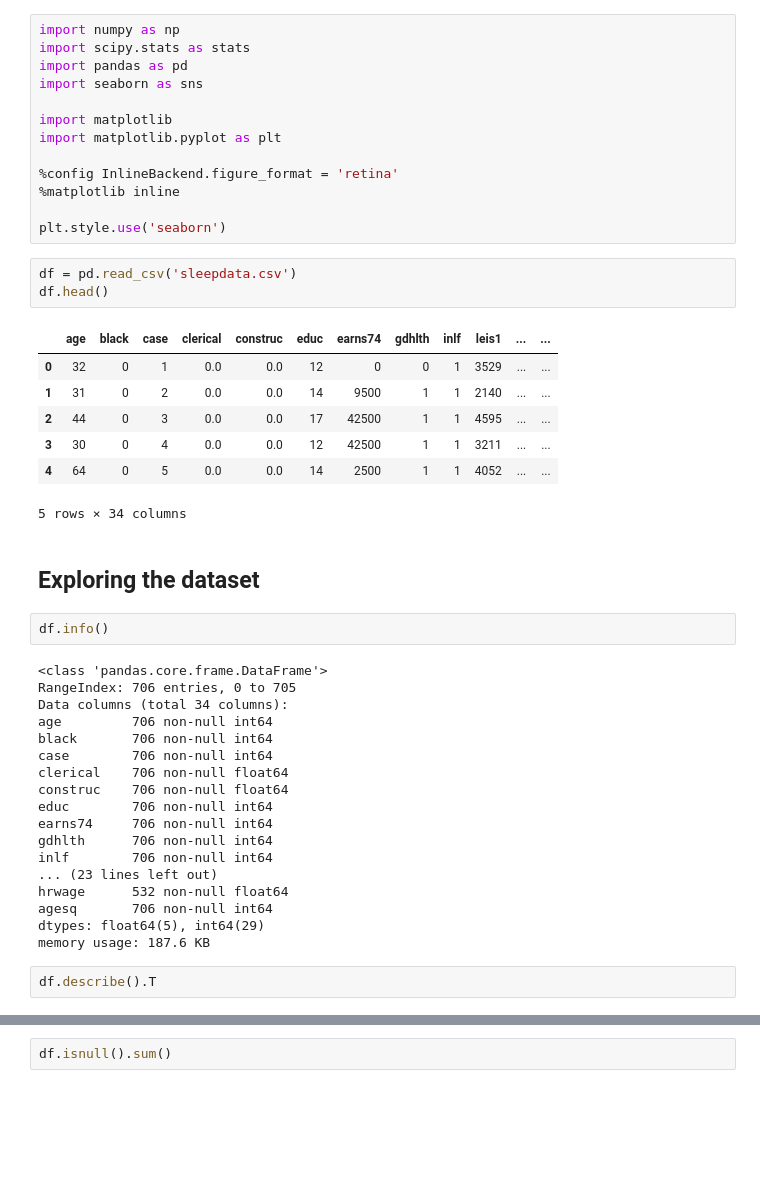
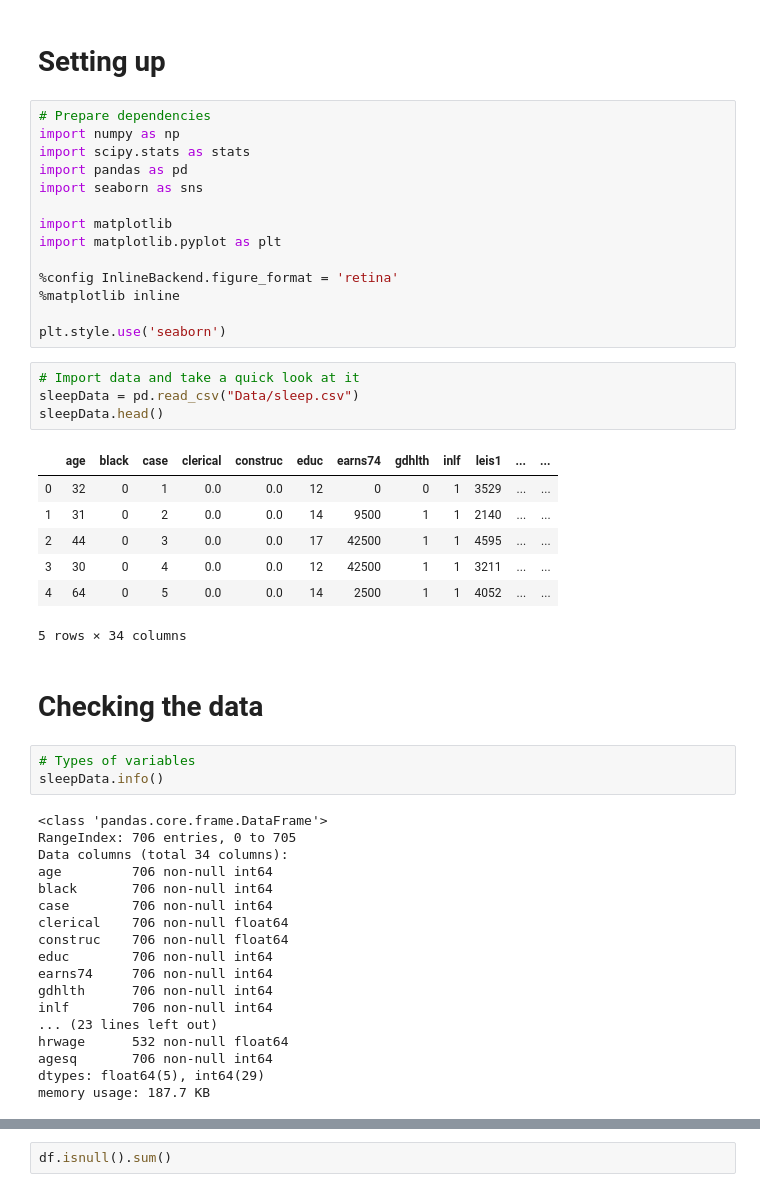
Before and after one commit to katetywu/Sleep_and_Time_Allocation, a Jupyter notebook: sleep_v2.ipynb, the cells around one changed output, grey strips where cells are left out. Saved outputs shown, nothing was run; the diff lists cells and outputs as text; blank space fills up the shorter version.

```diff
--- a/sleep_v2.ipynb
+++ b/sleep_v2.ipynb
@@ -1,4 +1,7 @@
+# %% [markdown]
+# Setting up
 # %%
+# Prepare dependencies
 import numpy as np
 import scipy.stats as stats
 import pandas as pd
@@ -11,38 +14,38 @@ import matplotlib.pyplot as plt
 %matplotlib inline
 
 plt.style.use('seaborn')
-# %%
-df = pd.read_csv('sleepdata.csv')
-df.head()
-# %% [output]
-|  | age | black | case | clerical | construc | educ | earns74 | gdhlth | inlf | leis1 | ... | ... |
-| 0 | 32 | 0 | 1 | 0.0 | 0.0 | 12 | 0 | 0 | 1 | 3529 | ... | ... |
-| 1 | 31 | 0 | 2 | 0.0 | 0.0 | 14 | 9500 | 1 | 1 | 2140 | ... | ... |
-| 2 | 44 | 0 | 3 | 0.0 | 0.0 | 17 | 42500 | 1 | 1 | 4595 | ... | ... |
-| 3 | 30 | 0 | 4 | 0.0 | 0.0 | 12 | 42500 | 1 | 1 | 3211 | ... | ... |
-| 4 | 64 | 0 | 5 | 0.0 | 0.0 | 14 | 2500 | 1 | 1 | 4052 | ... | ... |
-5 rows × 34 columns
+# %%
+# Import data and take a quick look at it
+sleepData = pd.read_csv("Data/sleep.csv")
+sleepData.head()
+# %% [output]
+|  | age | black | case | clerical | construc | educ | earns74 | gdhlth | inlf | leis1 | ... | ... |
+| 0 | 32 | 0 | 1 | 0.0 | 0.0 | 12 | 0 | 0 | 1 | 3529 | ... | ... |
+| 1 | 31 | 0 | 2 | 0.0 | 0.0 | 14 | 9500 | 1 | 1 | 2140 | ... | ... |
+| 2 | 44 | 0 | 3 | 0.0 | 0.0 | 17 | 42500 | 1 | 1 | 4595 | ... | ... |
+| 3 | 30 | 0 | 4 | 0.0 | 0.0 | 12 | 42500 | 1 | 1 | 3211 | ... | ... |
+| 4 | 64 | 0 | 5 | 0.0 | 0.0 | 14 | 2500 | 1 | 1 | 4052 | ... | ... |
+5 rows × 34 columns
 # %% [markdown]
-## Exploring the dataset
+# Checking the data
-# %%
-df.info()
-# %% [output]
-<class 'pandas.core.frame.DataFrame'>
-RangeIndex: 706 entries, 0 to 705
-Data columns (total 34 columns):
-age         706 non-null int64
-black       706 non-null int64
-case        706 non-null int64
-clerical    706 non-null float64
-construc    706 non-null float64
-educ        706 non-null int64
-earns74     706 non-null int64
-gdhlth      706 non-null int64
-inlf        706 non-null int64
-... (23 lines left out)
-hrwage      532 non-null float64
-agesq       706 non-null int64
-dtypes: float64(5), int64(29)
-memory usage: 187.6 KB
-# %%
-df.describe().T
+# %%
+# Types of variables
+sleepData.info()
+# %% [output]
+<class 'pandas.core.frame.DataFrame'>
+RangeIndex: 706 entries, 0 to 705
+Data columns (total 34 columns):
+age         706 non-null int64
+black       706 non-null int64
+case        706 non-null int64
+clerical    706 non-null float64
+construc    706 non-null float64
+educ        706 non-null int64
+earns74     706 non-null int64
+gdhlth      706 non-null int64
+inlf        706 non-null int64
+... (23 lines left out)
+hrwage      532 non-null float64
+agesq       706 non-null int64
+dtypes: float64(5), int64(29)
+memory usage: 187.7 KB
```
Also changed, not shown: parts of 5 cells of this notebook, 1 other file.
